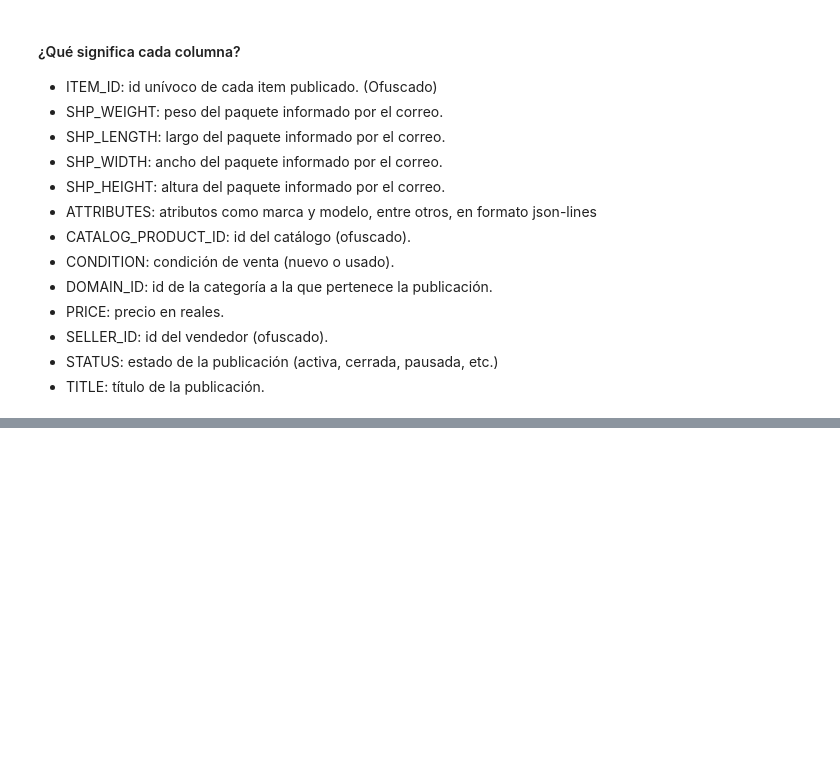
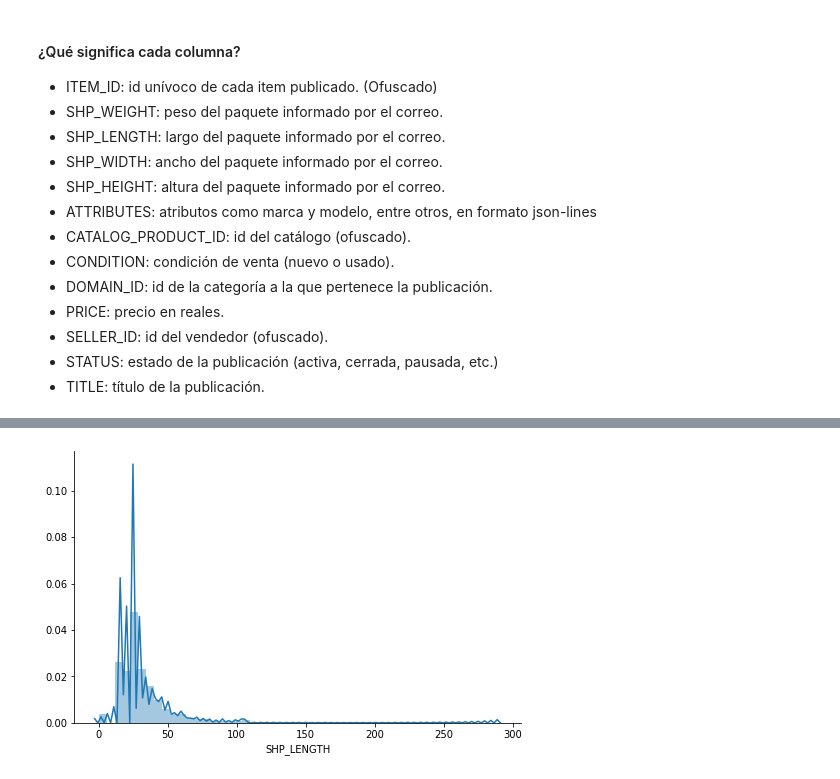
Before and after one commit to fyghero/mentoria_diplodatos2019, a Jupyter notebook: tp1/AnalisisVisualizacion.ipynb, the cells around one changed output, grey strips where cells are left out. Saved outputs shown, nothing was run; the diff lists cells and outputs as text; code cells hidden in the pictures; blank space fills up the shorter version.

```diff
--- a/tp1/AnalisisVisualizacion.ipynb
+++ b/tp1/AnalisisVisualizacion.ipynb
@@ -42,0 +157,6 @@ NameError: name 'df' is not defined
+# %%
+plt.figure(figsize=(8,5))
+seaborn.distplot(df['SHP_LENGTH'], label='SHP_LENGTH')
+seaborn.despine()
+# %% [output]
+[figure, added]
```
Also changed, not shown: parts of 44 cells of this notebook.
